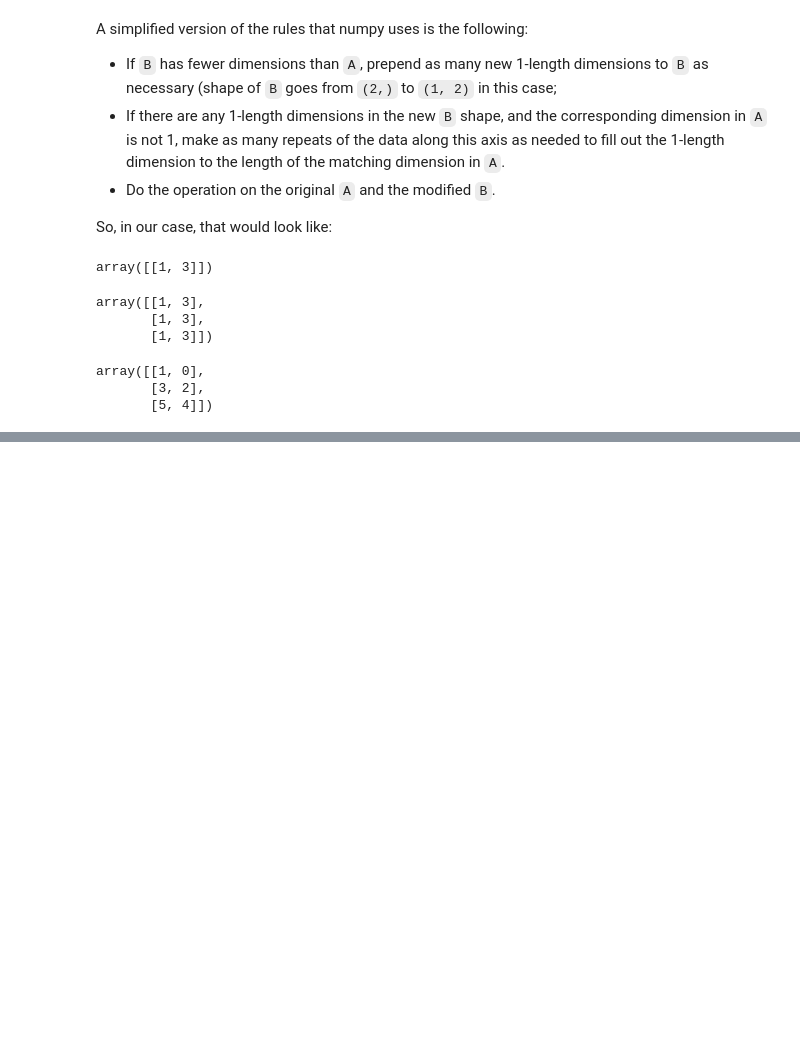
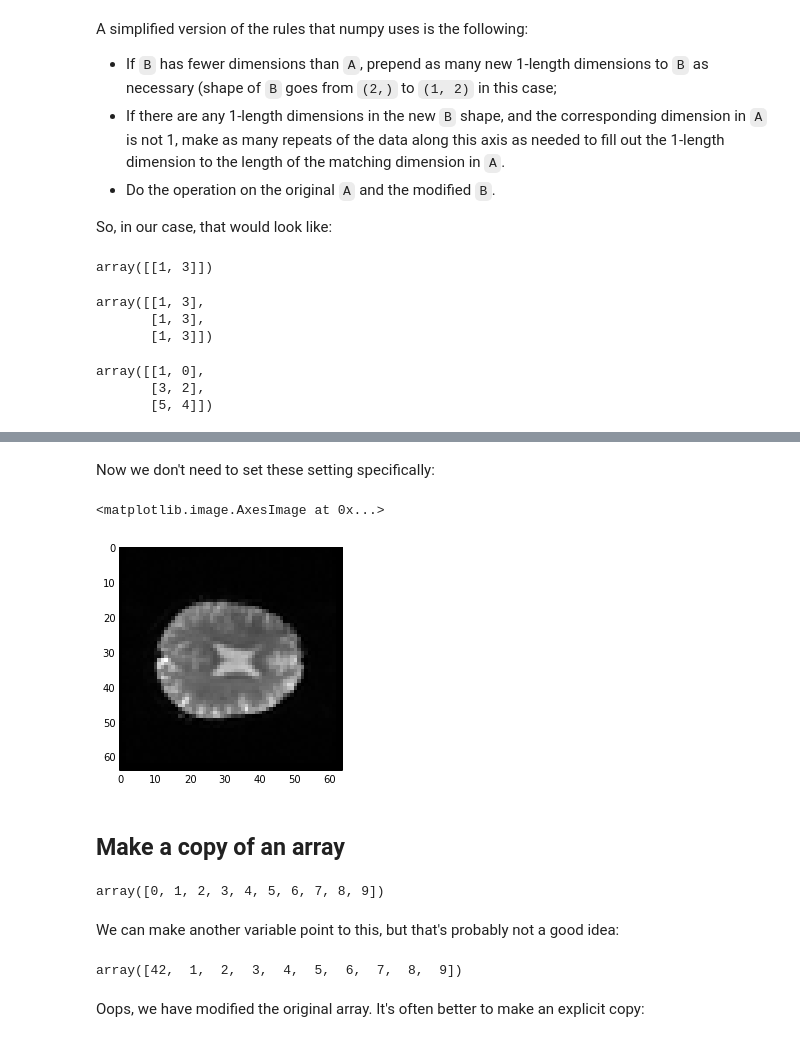
Before and after one commit to practical-neuroimaging/pna2015, a Jupyter notebook: day8/day8_introduction.ipynb, the cells around one changed output, grey strips where cells are left out. Drawn from its saved outputs; the diff is of its cells as text; code cells hidden in the pictures; blank space fills up the shorter version.

```diff
--- a/day8/day8_introduction.ipynb
+++ b/day8/day8_introduction.ipynb
@@ -132,0 +204,24 @@ array([[1, 0],
+# %% [markdown]
+Now we don't need to set these setting specifically:
+# %%
+plt.imshow(data[:, :, 15, 0])
+# %% [output]
+<matplotlib.image.AxesImage at 0x...>
+[figure, added]
+# %% [markdown]
+## Make a copy of an array
+# %%
+arr = np.arange(10)
+arr
+# %% [output]
+array([0, 1, 2, 3, 4, 5, 6, 7, 8, 9])
+# %% [markdown]
+We can make another variable point to this, but that's probably not a good idea:
+# %%
+arr2 = arr
+arr2[0] = 42
+arr
+# %% [output]
+array([42,  1,  2,  3,  4,  5,  6,  7,  8,  9])
+# %% [markdown]
+Oops, we have modified the original array.  It's often better to make an explicit copy:
```
Also changed, not shown: parts of 25 cells of this notebook, 4 other files.
